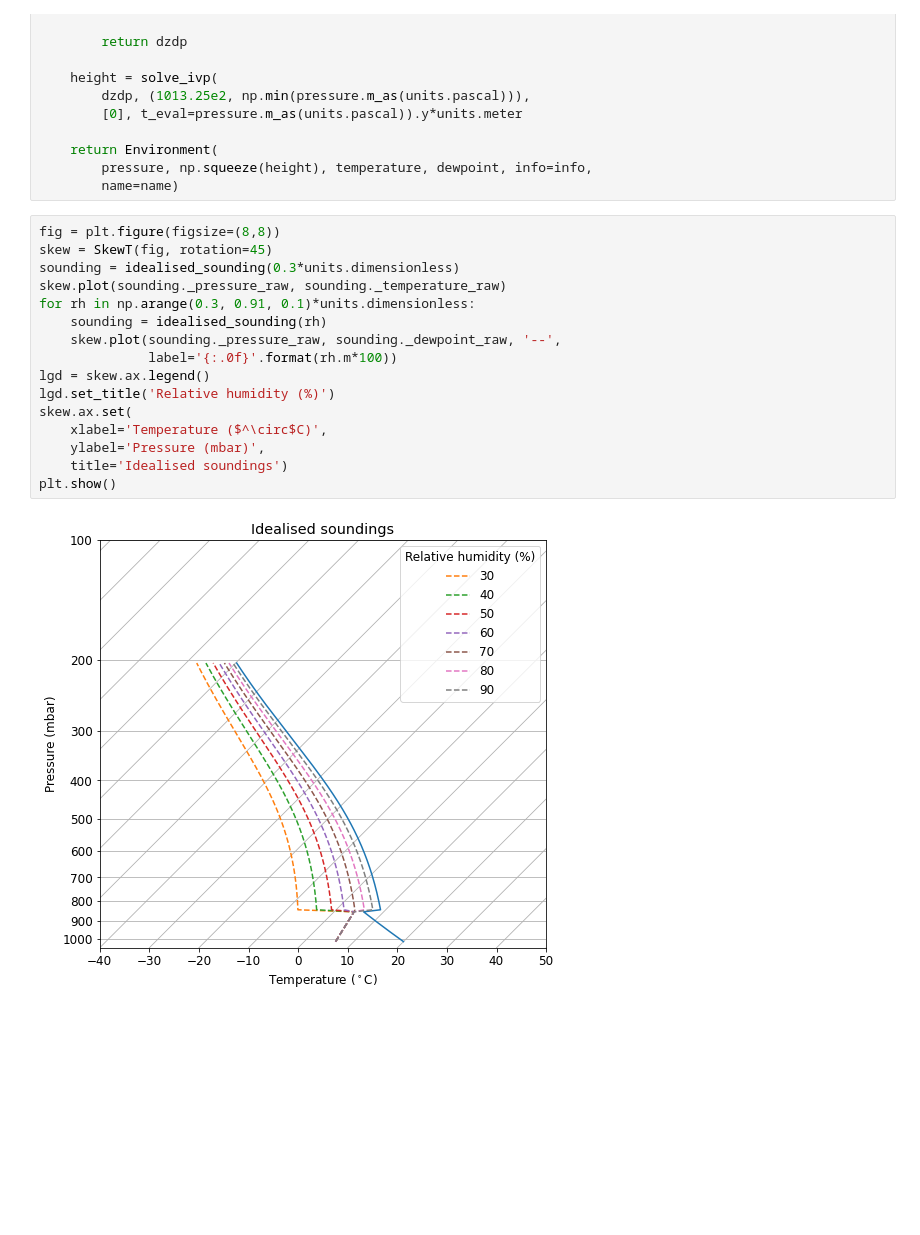
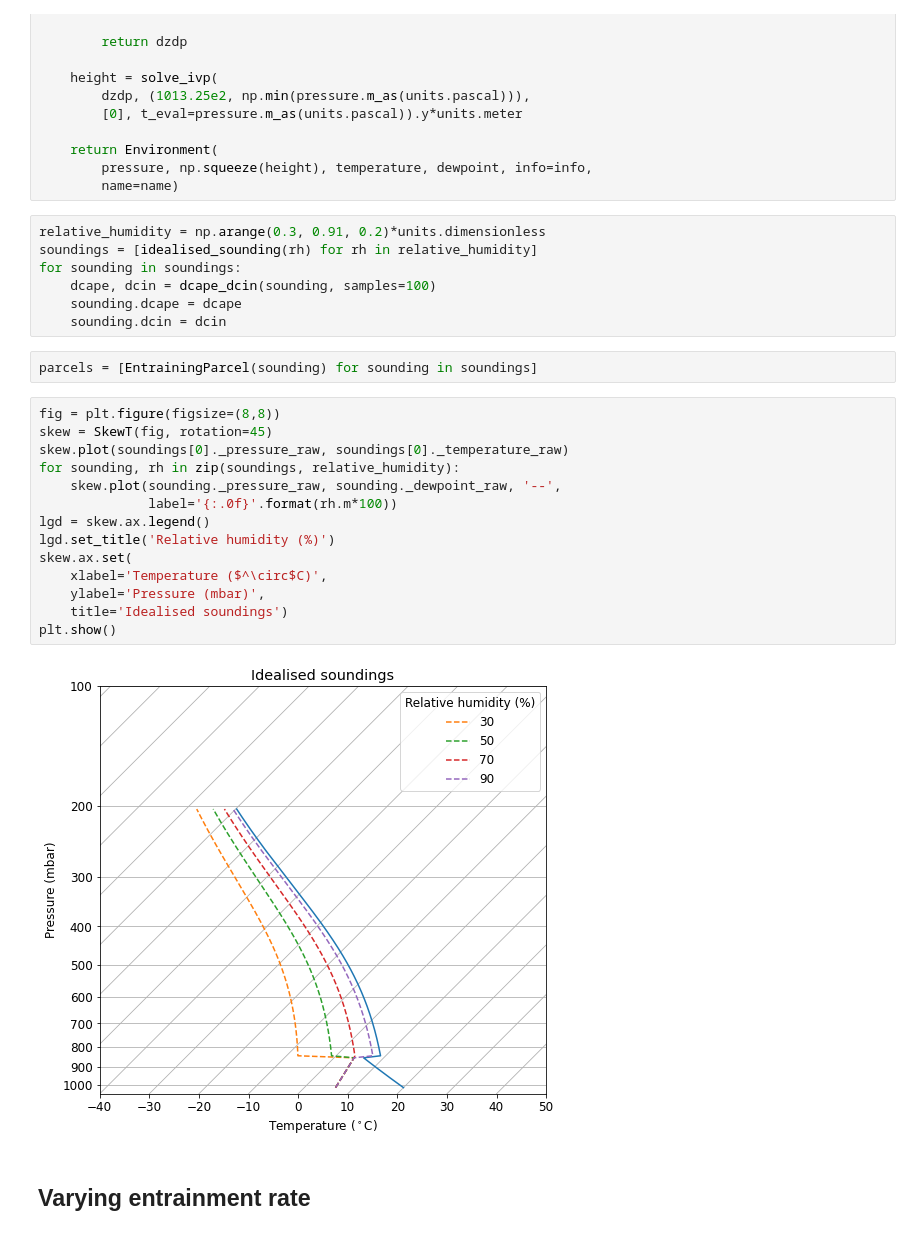
Before and after one commit to tschanzer/taste-of-research-21T3, a Jupyter notebook: notebooks/20211103_idealised_sounding_experiments/20211103_idealised_sounding_experiments.ipynb, the cells around one changed output. Cells and saved outputs as stored; diff of their text form; blank space fills up the shorter version.

Commit message:
Do idealised sounding experiments

```diff
--- a/notebooks/20211103_idealised_sounding_experiments/20211103_idealised_sounding_experiments.ipynb
+++ b/notebooks/20211103_idealised_sounding_experiments/20211103_idealised_sounding_experiments.ipynb
@@ -126,21 +128,30 @@ def idealised_sounding(relative_humidity, info='', name=''):
     return Environment(
         pressure, np.squeeze(height), temperature, dewpoint, info=info,
         name=name)
+# %%
+relative_humidity = np.arange(0.3, 0.91, 0.2)*units.dimensionless
+soundings = [idealised_sounding(rh) for rh in relative_humidity]
+for sounding in soundings:
+    dcape, dcin = dcape_dcin(sounding, samples=100)
+    sounding.dcape = dcape
+    sounding.dcin = dcin
+# %%
+parcels = [EntrainingParcel(sounding) for sounding in soundings]
 # %%
 fig = plt.figure(figsize=(8,8))
 skew = SkewT(fig, rotation=45)
-sounding = idealised_sounding(0.3*units.dimensionless)
-skew.plot(sounding._pressure_raw, sounding._temperature_raw)
-for rh in np.arange(0.3, 0.91, 0.1)*units.dimensionless:
-    sounding = idealised_sounding(rh)
+skew.plot(soundings[0]._pressure_raw, soundings[0]._temperature_raw)
+for sounding, rh in zip(soundings, relative_humidity):
     skew.plot(sounding._pressure_raw, sounding._dewpoint_raw, '--',
               label='{:.0f}'.format(rh.m*100))
 lgd = skew.ax.legend()
 lgd.set_title('Relative humidity (%)')
 skew.ax.set(
     xlabel='Temperature ($^\circ$C)',
     ylabel='Pressure (mbar)',
     title='Idealised soundings')
 plt.show()
 # %% [output]
-[figure, old version]
+[figure, new version]
+# %% [markdown]
+## Varying entrainment rate
```
Also changed, not shown: parts of 12 cells of this notebook, 4 other files.
